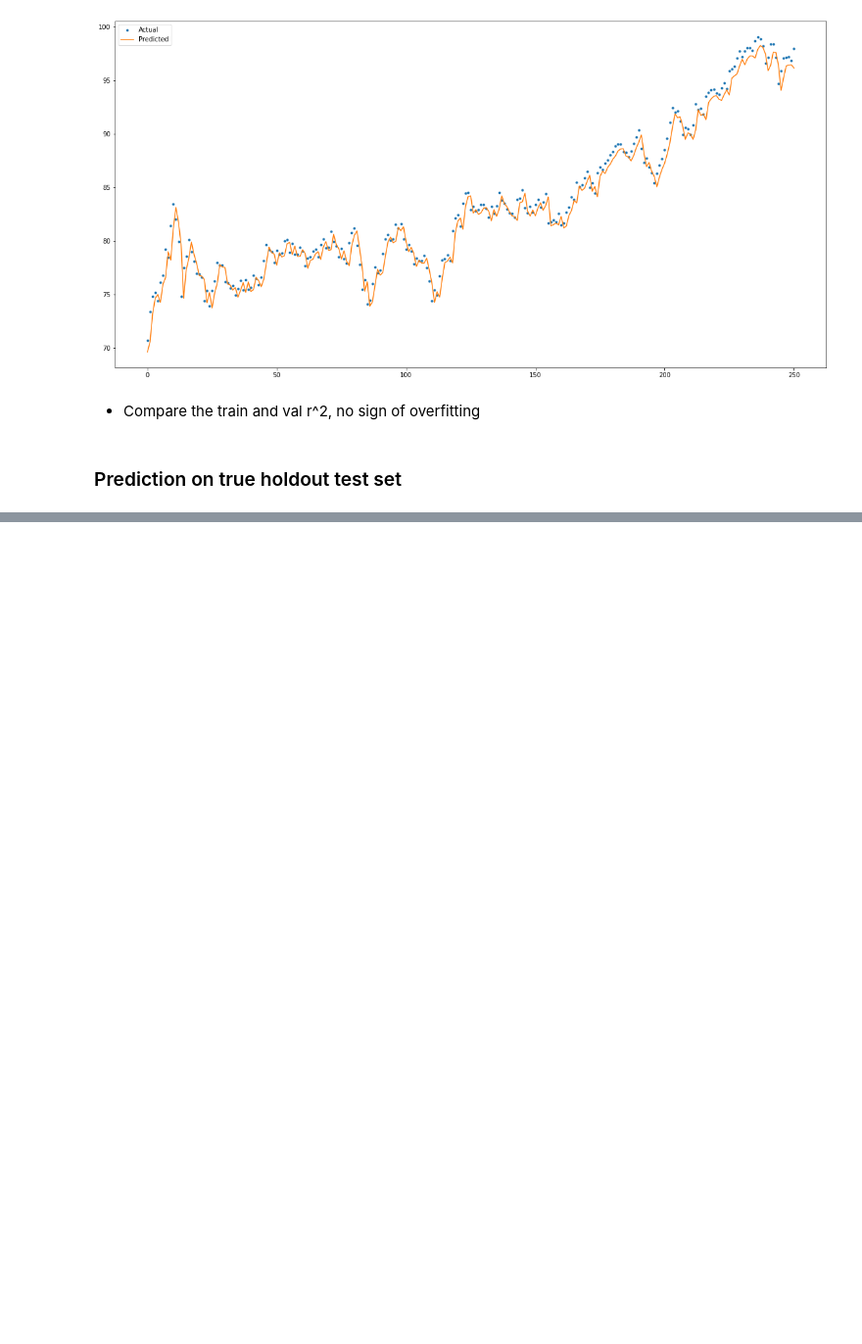
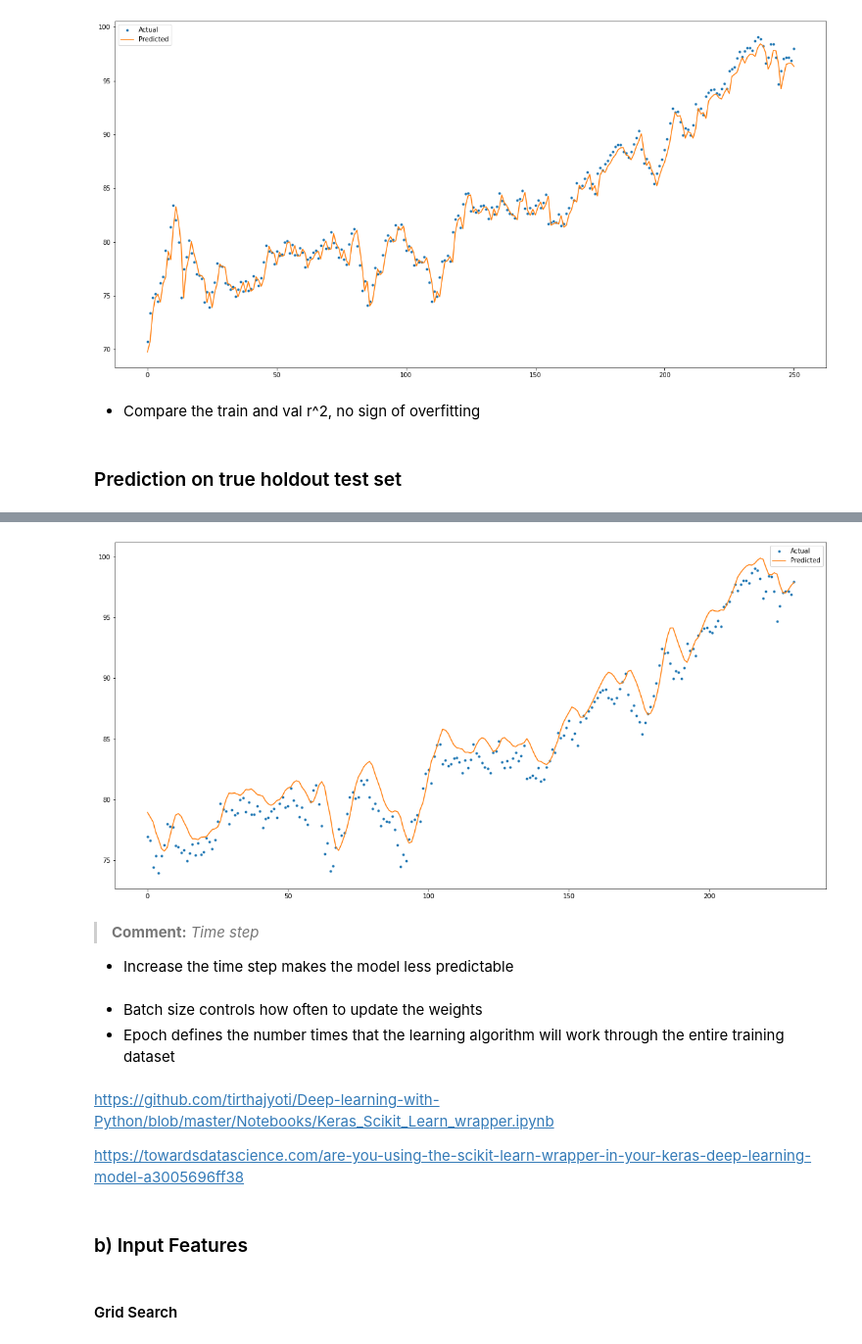
Before and after one commit to jingyunw/Capstone_Project, a Jupyter notebook: LSTM.ipynb, the cells around one changed output, grey strips where cells are left out. Shown: that part at 98% size. Saved outputs shown, nothing was run; the diff lists cells and outputs as text; code cells hidden in the pictures; blank space fills up the shorter version.

```diff
--- a/LSTM.ipynb
+++ b/LSTM.ipynb
@@ -359,0 +398,19 @@ plot_prediction(base_y_val_true, base_y_val_inv)
+# %%
+# Build the model
+t21_model = Sequential()
+t21_model.add(LSTM(units=50, return_sequences=True, input_shape=(X_train.shape[1:])))
+t21_model.add(LSTM(units=50))
+t21_model.add(Dense(units=1))
+
+# Compile the model
+t21_model.compile(optimizer='adam', loss='mean_squared_error')
+# %%
+# Model Checkpoint
+mc_t21 = ModelCheckpoint(filepath='/content/t21_u50.h5',
+                         monitor='val_loss', mode='min', verbose=0, save_best_only=True)
+# %%
+# Fit the model
+t21_model.fit(X_train_21, y_train_21, batch_size=23, epochs=50,
+             validation_data=(X_val_21, y_val_21),
+             callbacks=[es, mc_t21],
+             verbose=0)
@@ -359,0 +419,2 @@ plot_prediction(base_y_val_true, base_y_val_inv)
+# %%
+t21_y_val_true, t21_y_val_inv = model_evaluation(t21_model, X_train_21, y_train_21, X_val_21, y_val_21)
@@ -359,0 +434,18 @@ plot_prediction(base_y_val_true, base_y_val_inv)
+# %%
+plot_prediction(t21_y_val_true, t21_y_val_inv)
+# %% [output]
+[figure, added]
+# %% [markdown]
+>**Comment:** *Time step*
+- Increase the time step makes the model less predictable
+# %% [markdown]
+- Batch size controls how often to update the weights
+- Epoch defines the number times that the learning algorithm will work through the entire training dataset
+# %% [markdown]
+https://github.com/tirthajyoti/Deep-learning-with-Python/blob/master/Notebooks/Keras_Scikit_Learn_wrapper.ipynb
+
+https://towardsdatascience.com/are-you-using-the-scikit-learn-wrapper-in-your-keras-deep-learning-model-a3005696ff38
+# %% [markdown]
+### b) Input Features
+# %% [markdown]
+#### Grid Search
```
Also changed, not shown: parts of 100 cells of this notebook, 1 other file.
